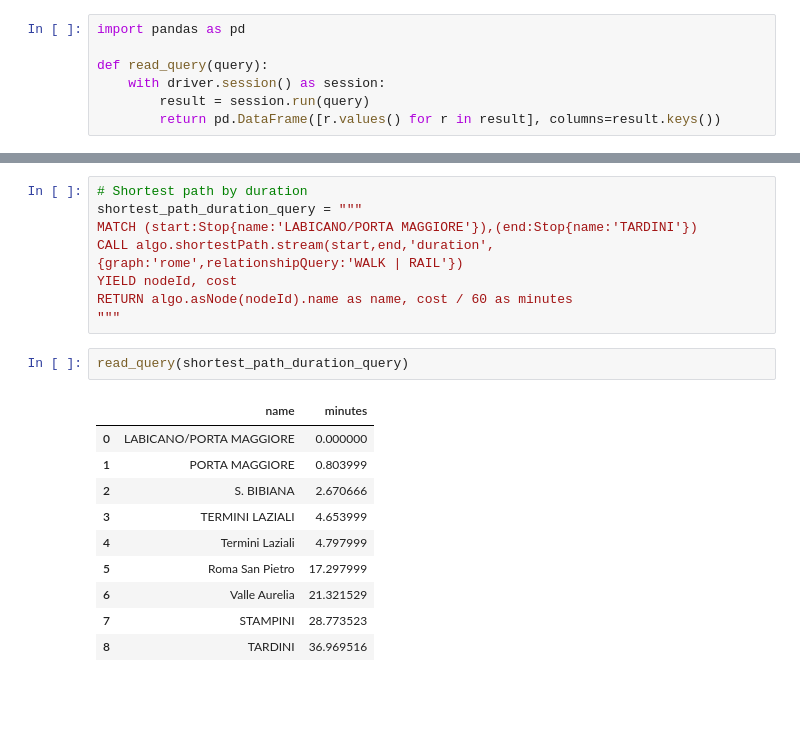
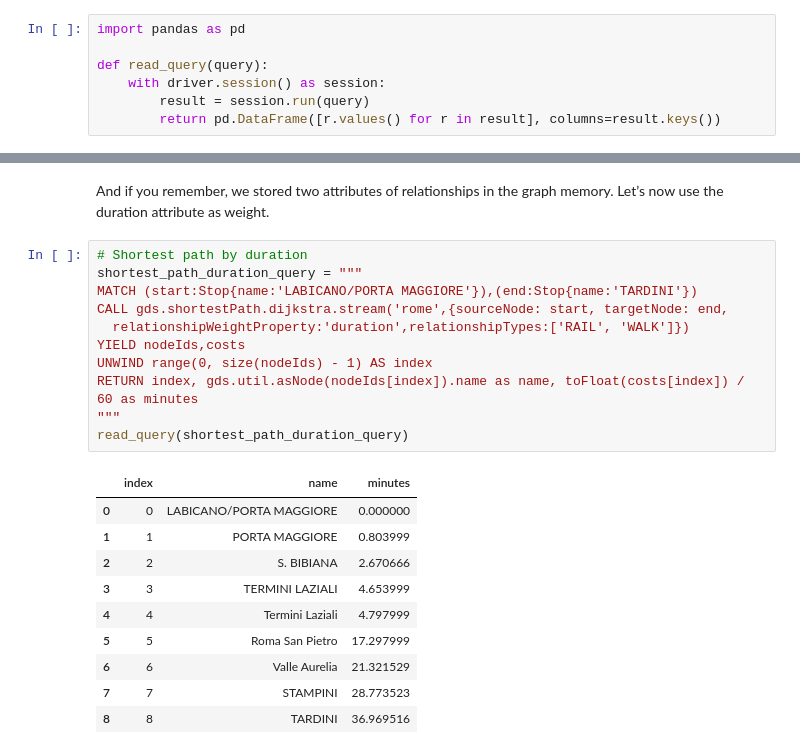
Before and after one commit to tomasonjo/blogs, a Jupyter notebook: graph_analytics_rome/Rome-transport-system.ipynb, the cells around one changed output, grey strips where cells are left out. Saved outputs shown, nothing was run; the diff lists cells and outputs as text; blank space fills up the shorter version.

```diff
--- a/graph_analytics_rome/Rome-transport-system.ipynb
+++ b/graph_analytics_rome/Rome-transport-system.ipynb
@@ -192,21 +260,24 @@ read_query(shortest_path_multi_rel_query)
+# %% [markdown]
+And if you remember, we stored two attributes of relationships in the graph memory. Let’s now use the duration attribute as weight.
 # %%
 # Shortest path by duration
 shortest_path_duration_query = """
 MATCH (start:Stop{name:'LABICANO/PORTA MAGGIORE'}),(end:Stop{name:'TARDINI'})
-CALL algo.shortestPath.stream(start,end,'duration',{graph:'rome',relationshipQuery:'WALK | RAIL'})
-YIELD nodeId, cost
-RETURN algo.asNode(nodeId).name as name, cost / 60 as minutes
+CALL gds.shortestPath.dijkstra.stream('rome',{sourceNode: start, targetNode: end,
+  relationshipWeightProperty:'duration',relationshipTypes:['RAIL', 'WALK']})
+YIELD nodeIds,costs
+UNWIND range(0, size(nodeIds) - 1) AS index
+RETURN index, gds.util.asNode(nodeIds[index]).name as name, toFloat(costs[index]) / 60 as minutes
 """
+read_query(shortest_path_duration_query)
+# %% [output]
+|  | index | name | minutes |
+| 0 | 0 | LABICANO/PORTA MAGGIORE | 0.000000 |
+| 1 | 1 | PORTA MAGGIORE | 0.803999 |
+| 2 | 2 | S. BIBIANA | 2.670666 |
+| 3 | 3 | TERMINI LAZIALI | 4.653999 |
+| 4 | 4 | Termini Laziali | 4.797999 |
+| 5 | 5 | Roma San Pietro | 17.297999 |
+| 6 | 6 | Valle Aurelia | 21.321529 |
+| 7 | 7 | STAMPINI | 28.773523 |
+| 8 | 8 | TARDINI | 36.969516 |
-# %%
-read_query(shortest_path_duration_query)
-# %% [output]
-|  | name | minutes |
-| 0 | LABICANO/PORTA MAGGIORE | 0.000000 |
-| 1 | PORTA MAGGIORE | 0.803999 |
-| 2 | S. BIBIANA | 2.670666 |
-| 3 | TERMINI LAZIALI | 4.653999 |
-| 4 | Termini Laziali | 4.797999 |
-| 5 | Roma San Pietro | 17.297999 |
-| 6 | Valle Aurelia | 21.321529 |
-| 7 | STAMPINI | 28.773523 |
-| 8 | TARDINI | 36.969516 |
```
Also changed, not shown: parts of 45 cells of this notebook.
